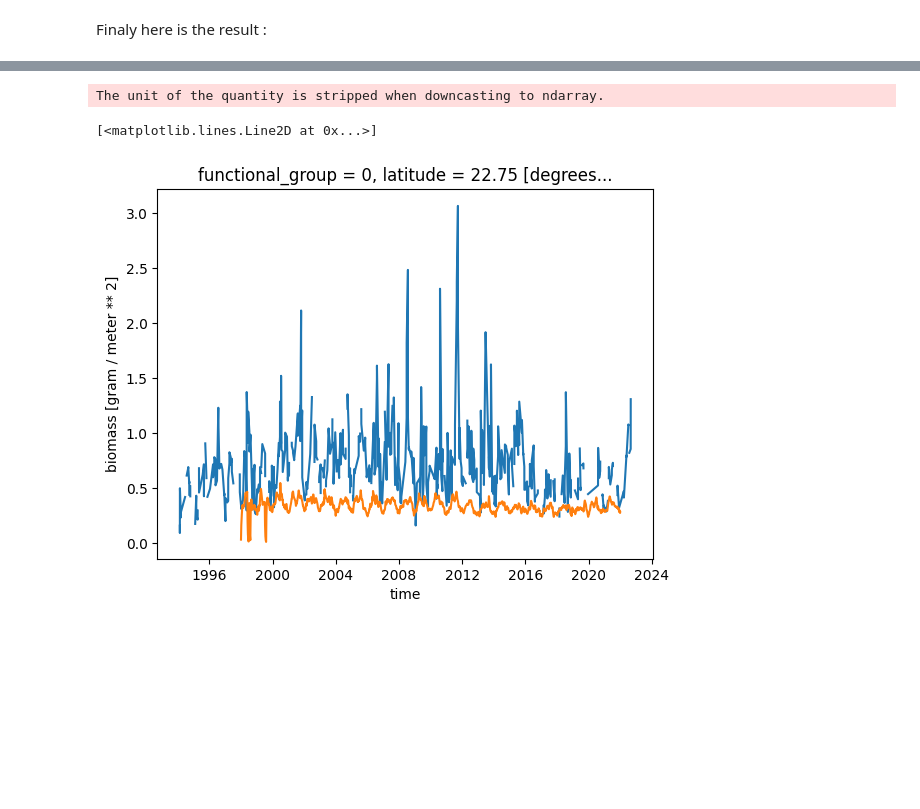
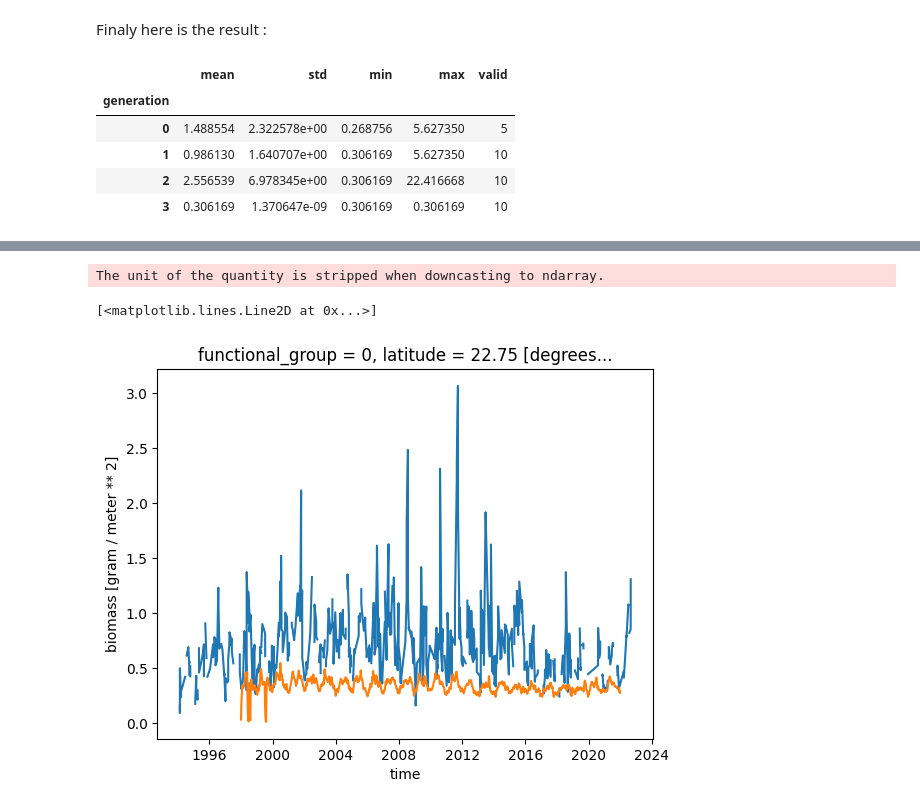
Before and after one commit to Ash12H/Seapopym-optimization, a Jupyter notebook: notebooks/3_Optimization/all_stations_optimization.ipynb, the cells around one changed output, grey strips where cells are left out. Drawn from its saved outputs; the diff is of its cells as text; code cells hidden in the pictures; blank space fills up the shorter version.

```diff
--- a/notebooks/3_Optimization/all_stations_optimization.ipynb
+++ b/notebooks/3_Optimization/all_stations_optimization.ipynb
@@ -212,5 +203,14 @@ viewer = genetic_algo.optimize()
 # %% [markdown]
 Finaly here is the result :
+# %%
+viewer.stats
+# %% [output]
+|  | mean | std | min | max | valid |
+| generation |  |  |  |  |  |
+| 0 | 1.488554 | 2.322578e+00 | 0.268756 | 5.627350 | 5 |
+| 1 | 0.986130 | 1.640707e+00 | 0.306169 | 5.627350 | 10 |
+| 2 | 2.556539 | 6.978345e+00 | 0.306169 | 22.416668 | 10 |
+| 3 | 0.306169 | 1.370647e-09 | 0.306169 | 0.306169 | 10 |
 # %%
 viewer.logbook
 # %% [output]
```
Also changed, not shown: parts of 11 cells of this notebook, 1 other file.
